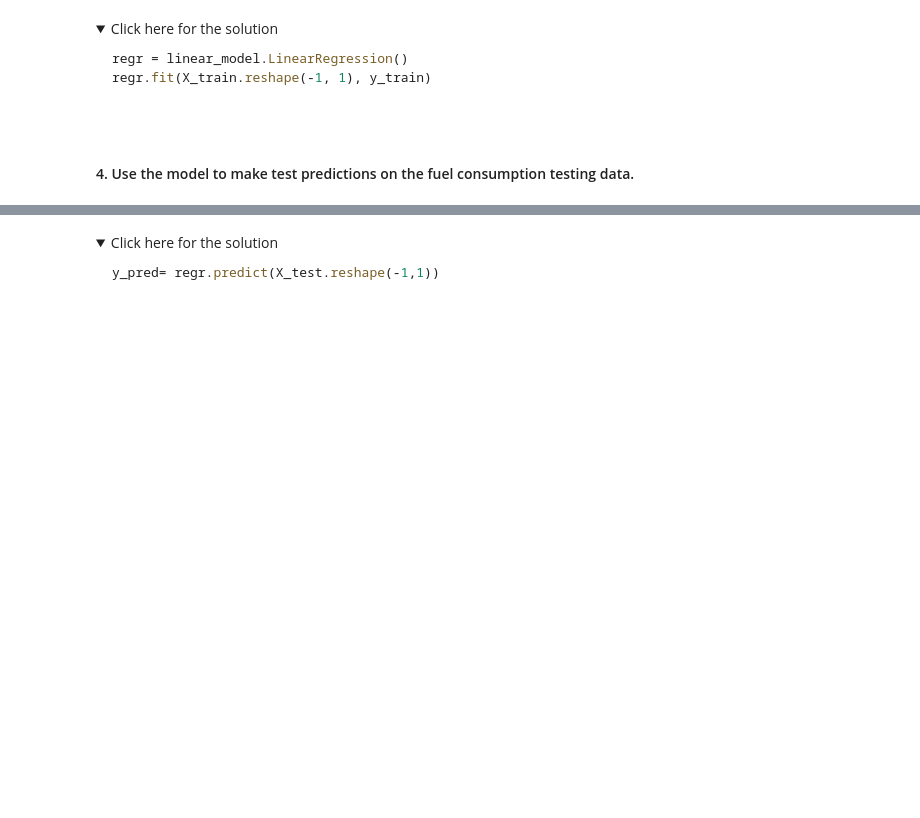
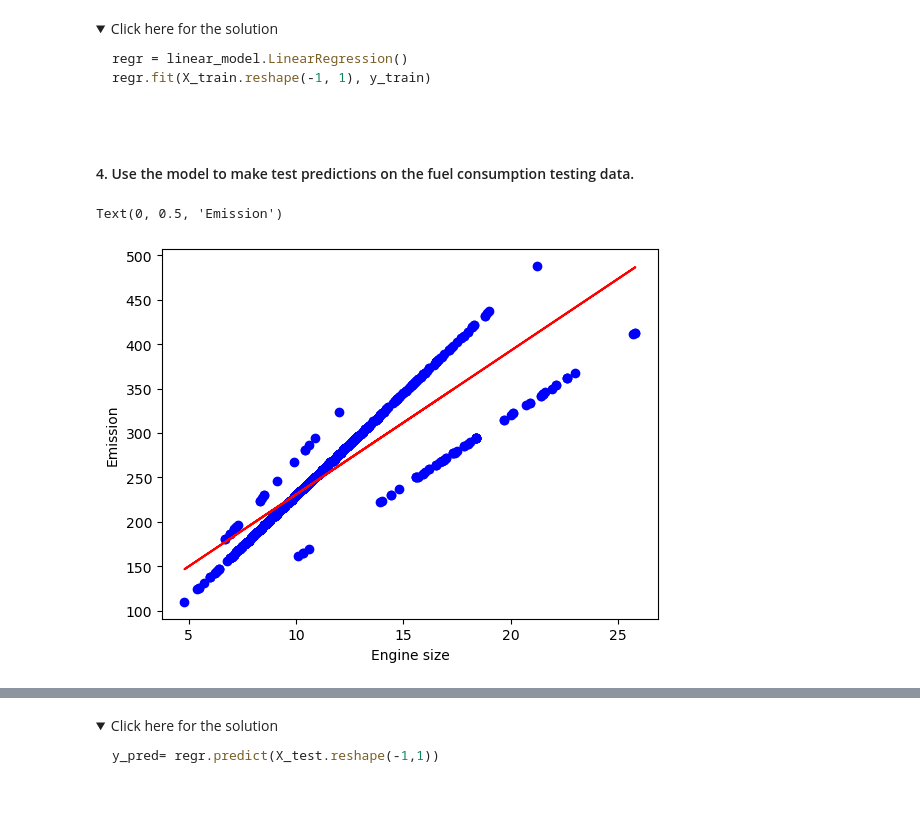
Before and after one commit to abolfazldelavar/IBM-AI-Engineering-with-Python-PyTorch-TensorFlow-Professional-Certificate, a Jupyter notebook: 01 - Machine Learning with Python/02 - Linear and Logistic Regression/03 - Lab: Simple Linear Regression/Simple-Linear-Regression.ipynb, the cells around one changed output, grey strips where cells are left out. Cells and saved outputs as stored; diff of their text form; code cells hidden in the pictures; folded sections open; blank space fills up the shorter version.

Commit message:
Linear Regression Lab is done

```diff
--- a/01 - Machine Learning with Python/02 - Linear and Logistic Regression/03 - Lab: Simple Linear Regression/Simple-Linear-Regression.ipynb
+++ b/01 - Machine Learning with Python/02 - Linear and Logistic Regression/03 - Lab: Simple Linear Regression/Simple-Linear-Regression.ipynb
@@ -276,3 +291,7 @@ X_train, X_test, y_train, y_test = #ADD CODE
+# %%
+X = cdf.FUELCONSUMPTION_COMB.to_numpy()
+
+X_train, X_test, y_train, y_test = train_test_split(X, y, test_size=0.2, random_state=42)
 # %% [markdown]
 <details><summary>Click here for the solution</summary>
 
@@ -291,0 +307,8 @@ regr = linear_model.# ADD CODE
+# %%
+regr = linear_model.LinearRegression()
+
+regr.fit(X_train.reshape(-1, 1), y_train)
+
+# Print the coefficients
+print ('Coefficients: ', regressor.coef_[0]) # with simple linear regression there is only one coefficient, here we extract it from the 1 by 1 array.
+print ('Intercept: ',regressor.intercept_)
@@ -305,0 +332,8 @@ y = # ADD CODE
+# %%
+plt.scatter(X_train, y_train,  color='blue')
+plt.plot(X_train, regr.coef_ * X_train + regr.intercept_, '-r')
+plt.xlabel("Engine size")
+plt.ylabel("Emission")
+# %% [output]
+Text(0, 0.5, 'Emission')
+[figure, added]
```
Also changed, not shown: parts of 17 cells of this notebook.
